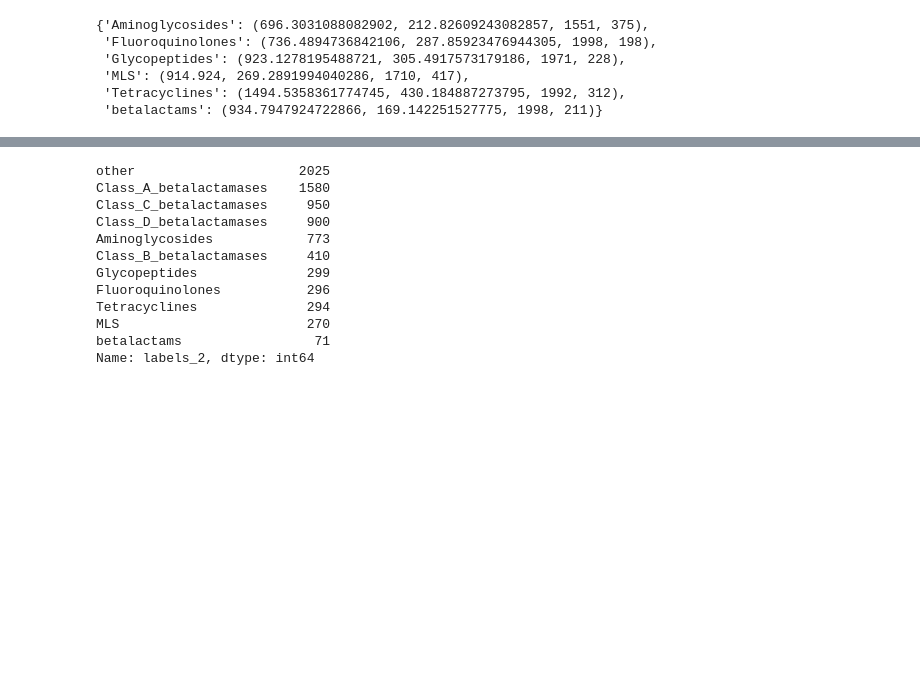
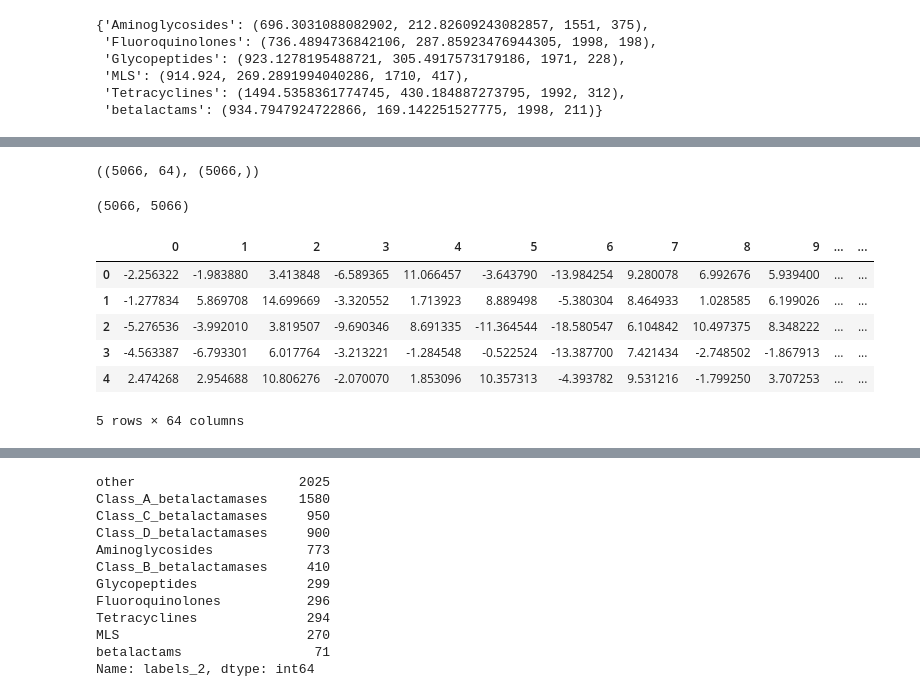
Before and after one commit to bhaweshiitk/20.C51_project, a Jupyter notebook: 20_C51_Graduate_Project.ipynb, the cells around one changed output, grey strips where cells are left out. Saved outputs shown, nothing was run; the diff lists cells and outputs as text; code cells hidden in the pictures; blank space fills up the shorter version.

```diff
--- a/20_C51_Graduate_Project.ipynb
+++ b/20_C51_Graduate_Project.ipynb
@@ -410,0 +458,6 @@ See the caveats in the documentation: https://pandas.pydata.org/pandas-docs/stab
+# %%
+embedding_list = np.array(embedding_list)
+label_list = np.array(label_list)
+embedding_list.shape, label_list.shape
+# %% [output]
+((5066, 64), (5066,))
@@ -410,0 +466,16 @@ See the caveats in the documentation: https://pandas.pydata.org/pandas-docs/stab
+# %%
+len(label_list), len(label_value)
+# %% [output]
+(5066, 5066)
+# %%
+df_embedding = pd.DataFrame(data = (embedding_list))
+# df_embedding["label"] = np.array(label_value)
+df_embedding.head()
+# %% [output]
+|  | 0 | 1 | 2 | 3 | 4 | 5 | 6 | 7 | 8 | 9 | ... | ... |
+| 0 | -2.256322 | -1.983880 | 3.413848 | -6.589365 | 11.066457 | -3.643790 | -13.984254 | 9.280078 | 6.992676 | 5.939400 | ... | ... |
+| 1 | -1.277834 | 5.869708 | 14.699669 | -3.320552 | 1.713923 | 8.889498 | -5.380304 | 8.464933 | 1.028585 | 6.199026 | ... | ... |
+| 2 | -5.276536 | -3.992010 | 3.819507 | -9.690346 | 8.691335 | -11.364544 | -18.580547 | 6.104842 | 10.497375 | 8.348222 | ... | ... |
+| 3 | -4.563387 | -6.793301 | 6.017764 | -3.213221 | -1.284548 | -0.522524 | -13.387700 | 7.421434 | -2.748502 | -1.867913 | ... | ... |
+| 4 | 2.474268 | 2.954688 | 10.806276 | -2.070070 | 1.853096 | 10.357313 | -4.393782 | 9.531216 | -1.799250 | 3.707253 | ... | ... |
+5 rows × 64 columns
```
Also changed, not shown: parts of 25 cells of this notebook.
